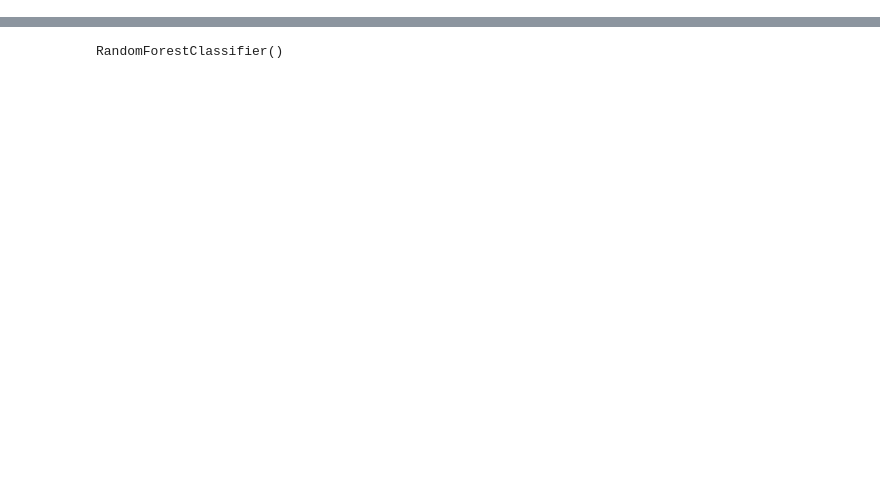
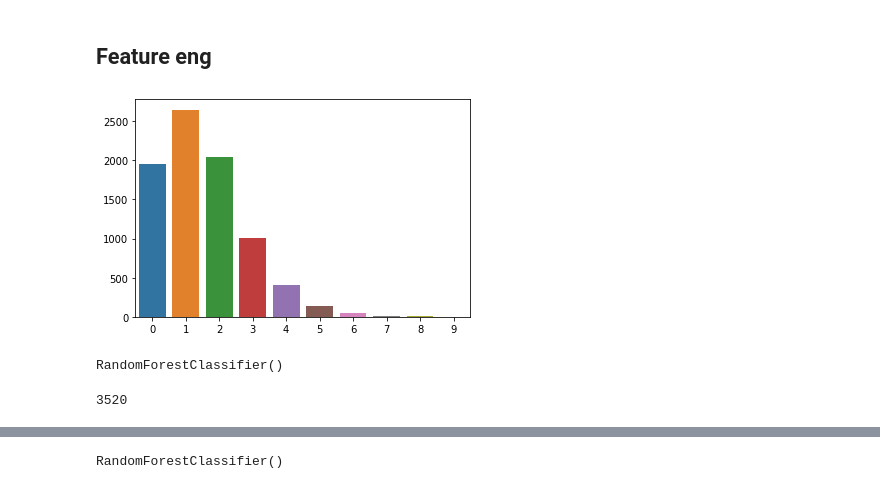
Before and after one commit to phillruther/match_predictions-football, a Jupyter notebook: prepro_note.ipynb, the cells around one changed output, grey strips where cells are left out. Saved outputs shown, nothing was run; the diff lists cells and outputs as text; code cells hidden in the pictures; blank space fills up the shorter version.

```diff
--- a/prepro_note.ipynb
+++ b/prepro_note.ipynb
@@ -257,0 +13,2 @@ Index(['season', 'datetime', 'date_dummy', 'team(H)', 'ftr', 'htr', 'htg(H)',
+# %% [markdown]
+## Feature eng
@@ -257,0 +43,40 @@ Index(['season', 'datetime', 'date_dummy', 'team(H)', 'ftr', 'htr', 'htg(H)',
+# %%
+# (data.groupby('datetime',as_index=False)['referee'].value_counts()['count']!=1).sum()
+object_d=list(data.select_dtypes('object').drop(['hometeam','awayteam'],axis=1).columns) #[:7]
+int_d=['ftr_num','htr_num'] #[7:9]
+home=['hometeam','fthg','hthg','hs','hst','hc','hf','hy','hr','home_pnts'] #[9:18]
+away=['awayteam','ftag','htag','as','ast','ac','af','ay','ar','away_pnts'] #[18:]
+data=data.reindex(columns=object_d+int_d+home+away)
+
+
+import numpy as np
+home_data=data[object_d+int_d+home]
+away_data=data[object_d+int_d+away]
+away_data.columns=object_d+int_d+home
+combined_data=pd.concat([home_data,away_data],ignore_index=True)
+combined_data['identification']=np.array([np.ones(home_data.shape[0]),np.zeros(home_data.shape[0])],dtype=np.int64).reshape(-1,1)
+# %%
+import seaborn as sns
+import matplotlib.pyplot as plt
+import warnings
+warnings.simplefilter('ignore')
+sns.barplot(data.fthg.value_counts().index,data.fthg.value_counts().values);
+# %% [output]
+[figure, added]
+# %%
+import engine
+from sklearn.linear_model import LogisticRegression
+import pandas as pd
+import numpy as np
+
+trainx=engine.trainx
+trainy1=engine.trainy1
+trainy2=engine.trainy2
+targets=engine.data[['ftg(H)','ftg(A)']]
+
+from sklearn.tree import DecisionTreeClassifier
+from sklearn.ensemble import RandomForestClassifier
+dt=RandomForestClassifier()
+dt.fit(trainx,targets.iloc[:trainx.shape[0]])
+# %% [output]
+RandomForestClassifier()
@@ -257,0 +89,8 @@ Index(['season', 'datetime', 'date_dummy', 'team(H)', 'ftr', 'htr', 'htg(H)',
+# %%
+ori=engine.data.ftr[:trainx.shape[0]].map({'H':1,'D':0,'A':-1})
+# preds['ori']=ori
+# (preds['preds']==preds['ori']).sum()/preds.shape[0]
+
+(preds['preds']==ori).sum()
+# %% [output]
+3520
```
Also changed, not shown: parts of 18 cells of this notebook, 7 other files.
